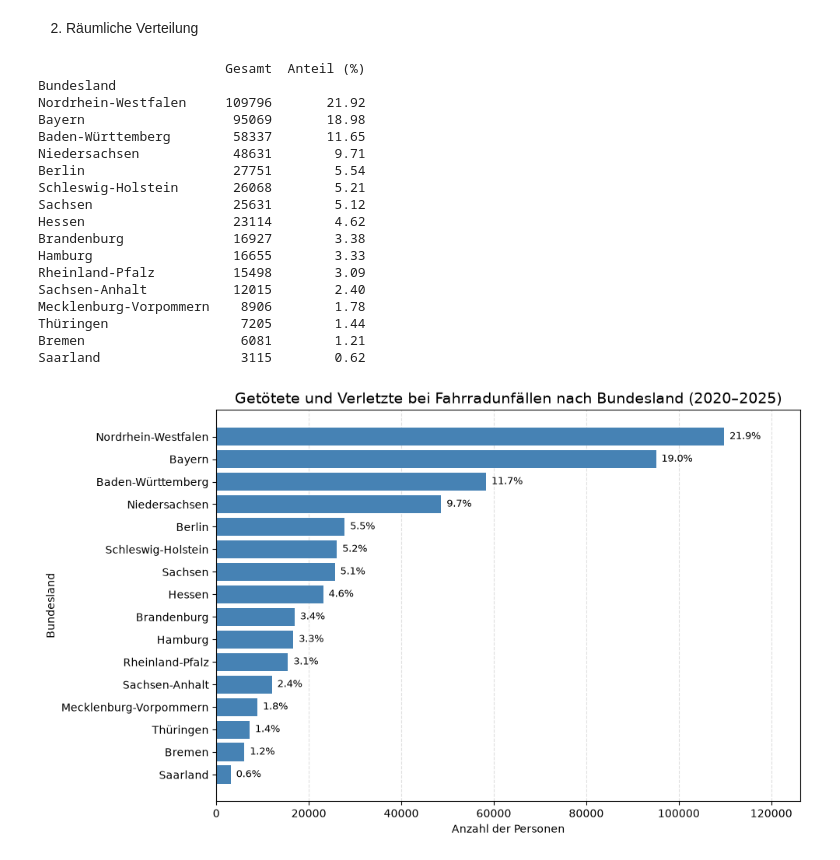
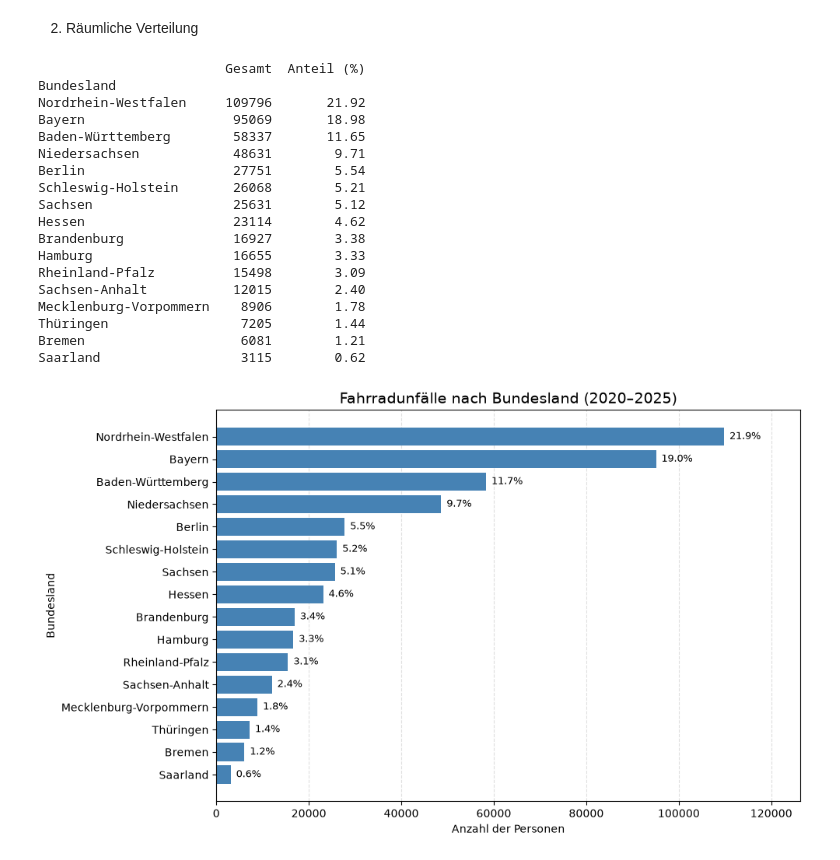
Before and after one commit to RogovaNatalia/Unfallorte_Projekt, a Jupyter notebook: analyse.ipynb, the cells around one changed output. Drawn from its saved outputs; the diff is of its cells as text; code cells hidden in the pictures.

```diff
--- a/analyse.ipynb
+++ b/analyse.ipynb
@@ -270,7 +270,7 @@ laender = {
 
 df_rad["Bundesland"] = df_rad["ULAND"].map(laender)
 
-land_gesamt = (df_rad["Bundesland"].value_counts().to_frame(name="Gesamt").sort_values("Gesamt", ascending=False))
+land_gesamt = (df_rad["Bundesland"].value_counts().to_frame(name="Gesamt"))
 
 # Prozentualer Anteil am Gesamtwert Deutschlands
 land_gesamt["Anteil (%)"] = (land_gesamt["Gesamt"] / land_gesamt["Gesamt"].sum()* 100).round(2)
@@ -299,34 +299,34 @@ for bar, prozent in zip(bars, land_gesamt["Anteil (%)"]):
 ax.set_title(
     "Fahrradunfälle nach Bundesland (2020–2025)",
     fontsize=14
 )
 ax.set_xlabel("Anzahl der Personen")
 ax.set_ylabel("Bundesland")
 ax.invert_yaxis()
 ax.set_xlim(0, land_gesamt["Gesamt"].max() * 1.15)
 ax.grid(axis="x", linestyle="--", alpha=0.4)
 ax.set_axisbelow(True)
 plt.tight_layout();
 # %% [output]
                         Gesamt  Anteil (%)
 Bundesland
 Nordrhein-Westfalen     109796       21.92
 Bayern                   95069       18.98
 Baden-Württemberg        58337       11.65
 Niedersachsen            48631        9.71
 Berlin                   27751        5.54
 Schleswig-Holstein       26068        5.21
 Sachsen                  25631        5.12
 Hessen                   23114        4.62
 Brandenburg              16927        3.38
 Hamburg                  16655        3.33
 Rheinland-Pfalz          15498        3.09
 Sachsen-Anhalt           12015        2.40
 Mecklenburg-Vorpommern    8906        1.78
 Thüringen                 7205        1.44
 Bremen                    6081        1.21
 Saarland                  3115        0.62
-[figure, old version]
+[figure, new version]
 # %%
 # 2.1.2 Fahrradunfälle nach Landkreis
 
```
Also changed, not shown: parts of 6 cells of this notebook.
